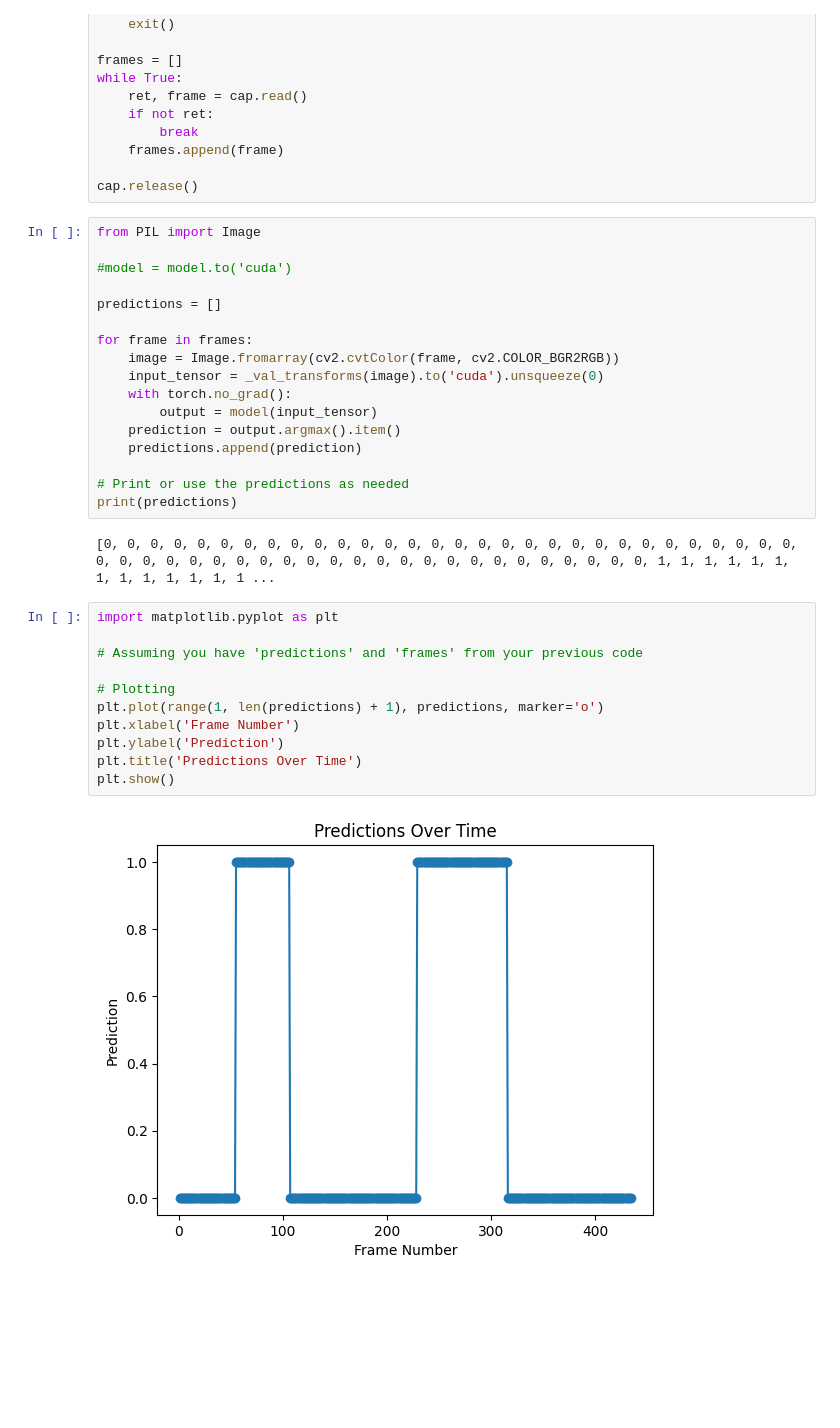
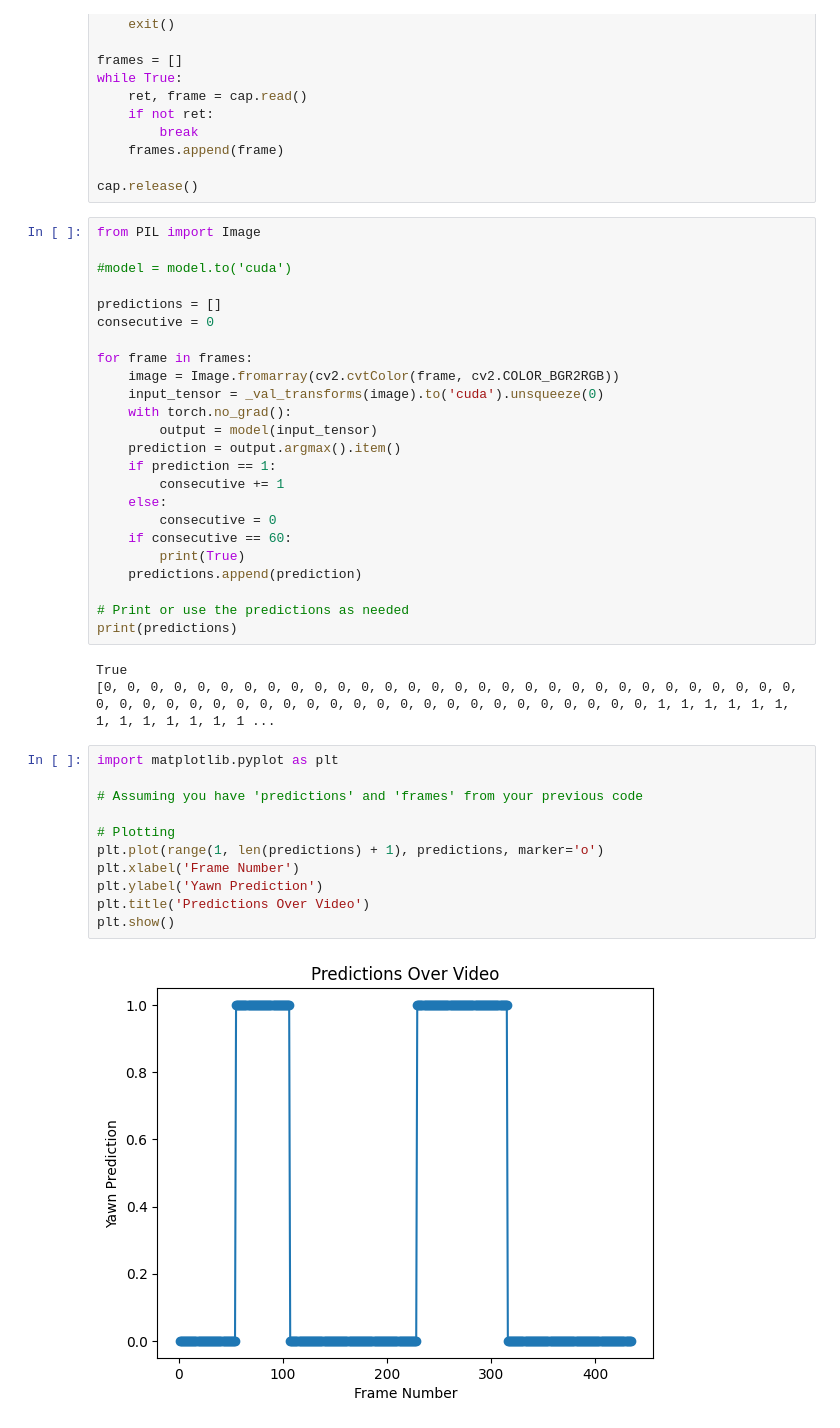
Before and after one commit to xutony05/driver-drowsiness, a Jupyter notebook: model/Transformer/v2.1.ipynb, the cells around one changed output. Drawn from its saved outputs; the diff is of its cells as text; blank space fills up the shorter version.

Commit message:
video accuracy

```diff
--- a/model/Transformer/v2.1.ipynb
+++ b/model/Transformer/v2.1.ipynb
@@ -245,6 +245,7 @@ from PIL import Image
 #model = model.to('cuda')
 
 predictions = []
+consecutive = 0
 
 for frame in frames:
     image = Image.fromarray(cv2.cvtColor(frame, cv2.COLOR_BGR2RGB))
@@ -252,22 +253,29 @@ for frame in frames:
     with torch.no_grad():
         output = model(input_tensor)
     prediction = output.argmax().item()
+    if prediction == 1:
+        consecutive += 1
+    else:
+        consecutive = 0
+    if consecutive == 60:
+        print(True)
     predictions.append(prediction)
 
 # Print or use the predictions as needed
 print(predictions)
 # %% [output]
+True
 [0, 0, 0, 0, 0, 0, 0, 0, 0, 0, 0, 0, 0, 0, 0, 0, 0, 0, 0, 0, 0, 0, 0, 0, 0, 0, 0, 0, 0, 0, 0, 0, 0, 0, 0, 0, 0, 0, 0, 0, 0, 0, 0, 0, 0, 0, 0, 0, 0, 0, 0, 0, 0, 0, 1, 1, 1, 1, 1, 1, 1, 1, 1, 1, 1, 1, 1 ...
 # %%
 import matplotlib.pyplot as plt
 
 # Assuming you have 'predictions' and 'frames' from your previous code
 
 # Plotting
 plt.plot(range(1, len(predictions) + 1), predictions, marker='o')
 plt.xlabel('Frame Number')
-plt.ylabel('Prediction')
-plt.title('Predictions Over Time')
+plt.ylabel('Yawn Prediction')
+plt.title('Predictions Over Video')
 plt.show()
 # %% [output]
-[figure, old version]
+[figure, new version]
```
Also changed, not shown: parts of 6 cells of this notebook.
